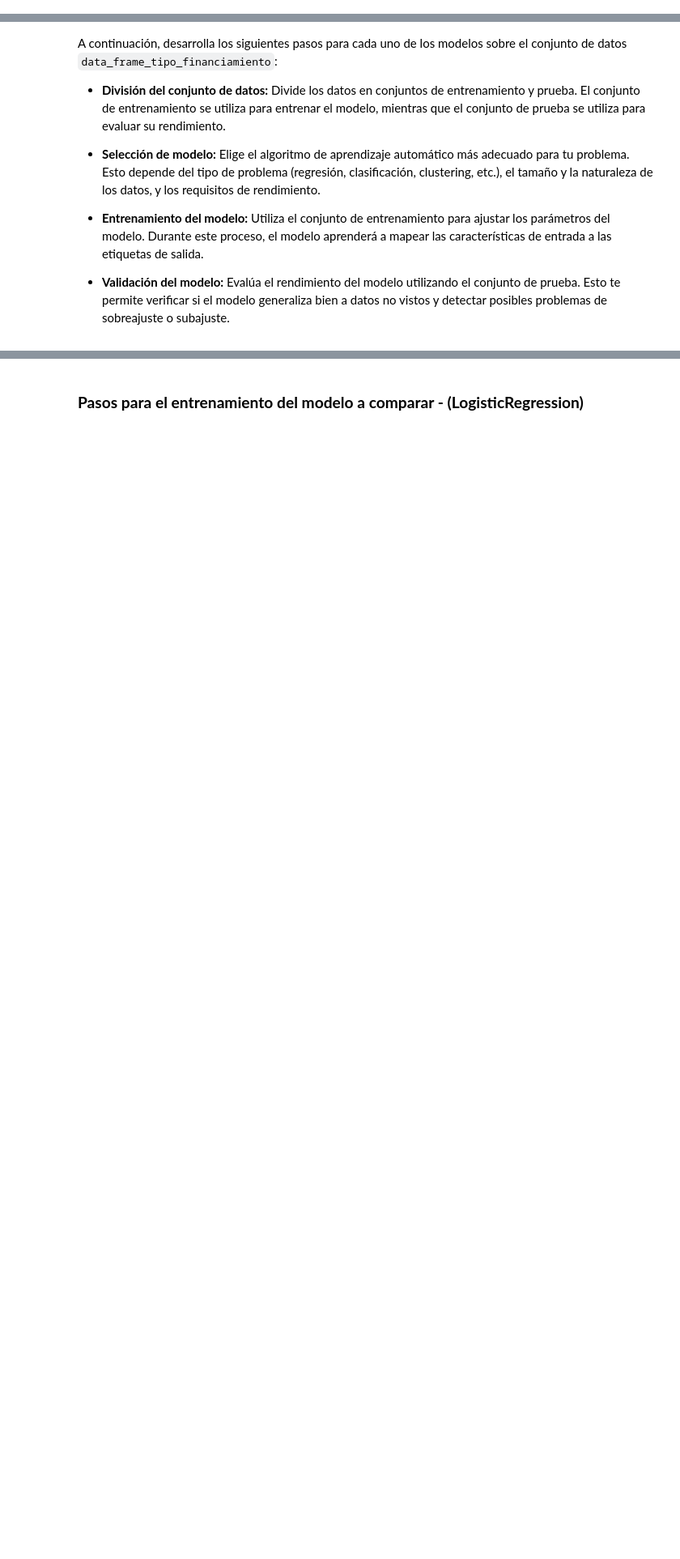
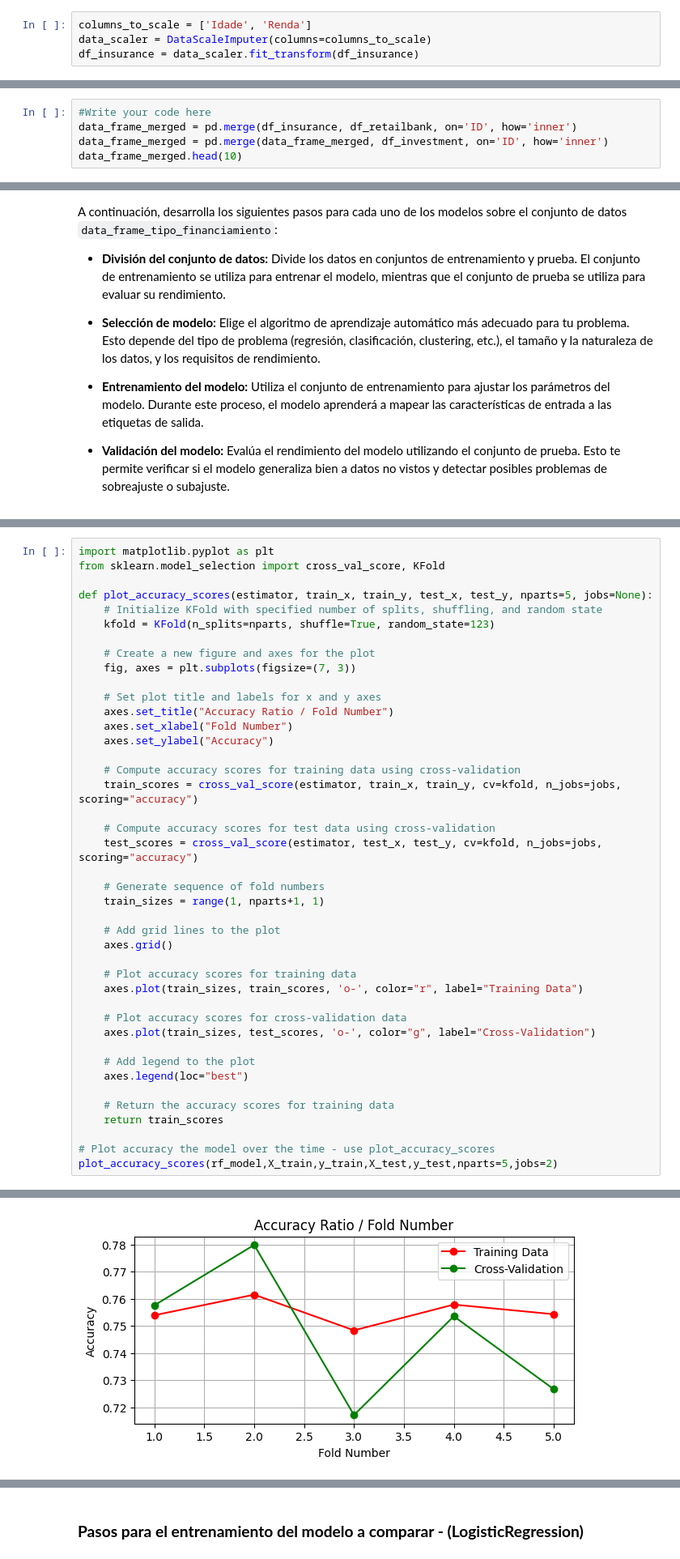
Before and after one commit to ma-carrasco/python-b2-proyecto-final-miguelangel-carrascohernandez, a Jupyter notebook: python-b2-proyecto-final-miguelangel-carrascohernandez.ipynb, the cells around one changed output, grey strips where cells are left out. Shown at 81% size. Saved outputs shown, nothing was run; the diff lists cells and outputs as text; blank space fills up the shorter version.

```diff
--- a/python-b2-proyecto-final-miguelangel-carrascohernandez.ipynb
+++ b/python-b2-proyecto-final-miguelangel-carrascohernandez.ipynb
@@ -1601,2 +1647,6 @@ class DataScaleImputer(BaseEstimator, TransformerMixin):
+# %%
+columns_to_scale = ['Idade', 'Renda']
+data_scaler = DataScaleImputer(columns=columns_to_scale)
+df_insurance = data_scaler.fit_transform(df_insurance)
 # %% [markdown]
 *Imprime las estadísticas básicas del conjunto de datos df_insurance, ubásicas utilizando el método `describe()`*
@@ -1615,0 +1674,5 @@ Vamos a unificar diferentes conjuntos de datos (`df_insurance`, `df_retailbank`
+# %%
+#Write your code here
+data_frame_merged = pd.merge(df_insurance, df_retailbank, on='ID', how='inner')
+data_frame_merged = pd.merge(data_frame_merged, df_investment, on='ID', how='inner')
+data_frame_merged.head(10)
@@ -1955,0 +2146,43 @@ A continuación, desarrolla los siguientes pasos para cada uno de los modelos so
+# %%
+import matplotlib.pyplot as plt
+from sklearn.model_selection import cross_val_score, KFold
+
+def plot_accuracy_scores(estimator, train_x, train_y, test_x, test_y, nparts=5, jobs=None):
+    # Initialize KFold with specified number of splits, shuffling, and random state
+    kfold = KFold(n_splits=nparts, shuffle=True, random_state=123)
+
+    # Create a new figure and axes for the plot
+    fig, axes = plt.subplots(figsize=(7, 3))
+
+    # Set plot title and labels for x and y axes
+    axes.set_title("Accuracy Ratio / Fold Number")
+    axes.set_xlabel("Fold Number")
+    axes.set_ylabel("Accuracy")
+
+    # Compute accuracy scores for training data using cross-validation
+    train_scores = cross_val_score(estimator, train_x, train_y, cv=kfold, n_jobs=jobs, scoring="accuracy")
+
+    # Compute accuracy scores for test data using cross-validation
+    test_scores = cross_val_score(estimator, test_x, test_y, cv=kfold, n_jobs=jobs, scoring="accuracy")
+
+    # Generate sequence of fold numbers
+    train_sizes = range(1, nparts+1, 1)
+
+    # Add grid lines to the plot
+    axes.grid()
+
+    # Plot accuracy scores for training data
+    axes.plot(train_sizes, train_scores, 'o-', color="r", label="Training Data")
+
+    # Plot accuracy scores for cross-validation data
+    axes.plot(train_sizes, test_scores, 'o-', color="g", label="Cross-Validation")
+
+    # Add legend to the plot
+    axes.legend(loc="best")
+
+    # Return the accuracy scores for training data
+    return train_scores
+
+# Plot accuracy the model over the time - use plot_accuracy_scores
+plot_accuracy_scores(rf_model,X_train,y_train,X_test,y_test,nparts=5,jobs=2)
+# %% [output]
@@ -1955,0 +2190 @@ A continuación, desarrolla los siguientes pasos para cada uno de los modelos so
+[figure, added]
```
Also changed, not shown: parts of 86 cells of this notebook.
